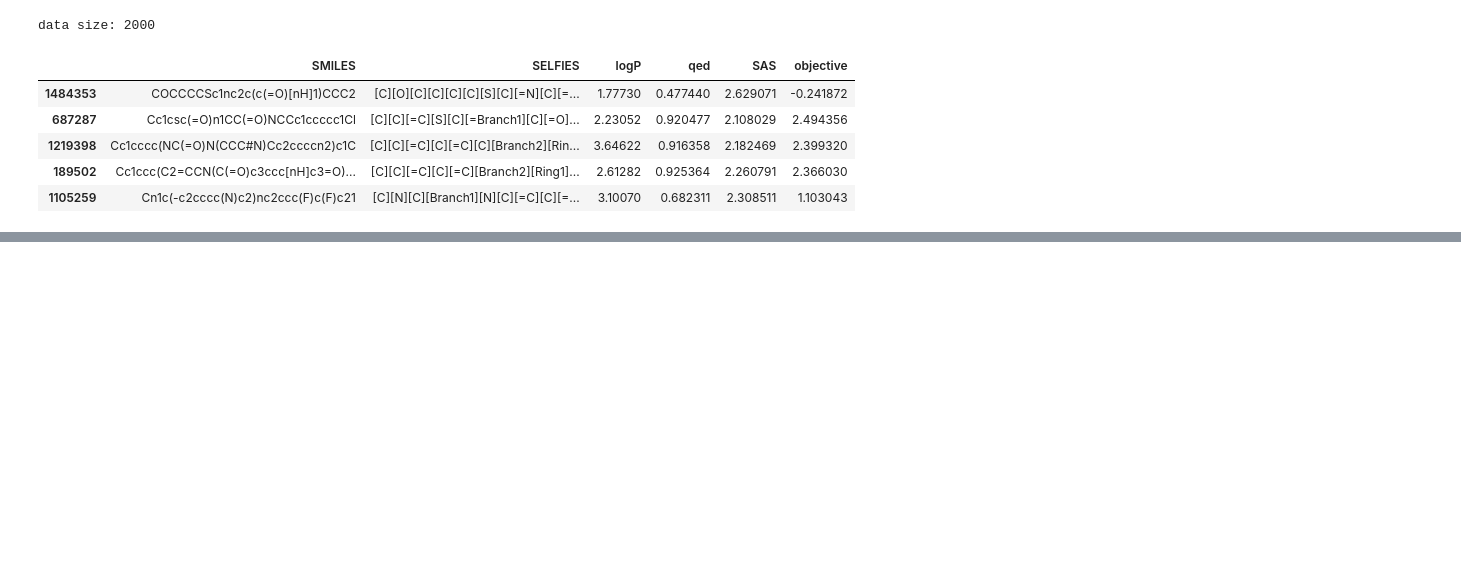
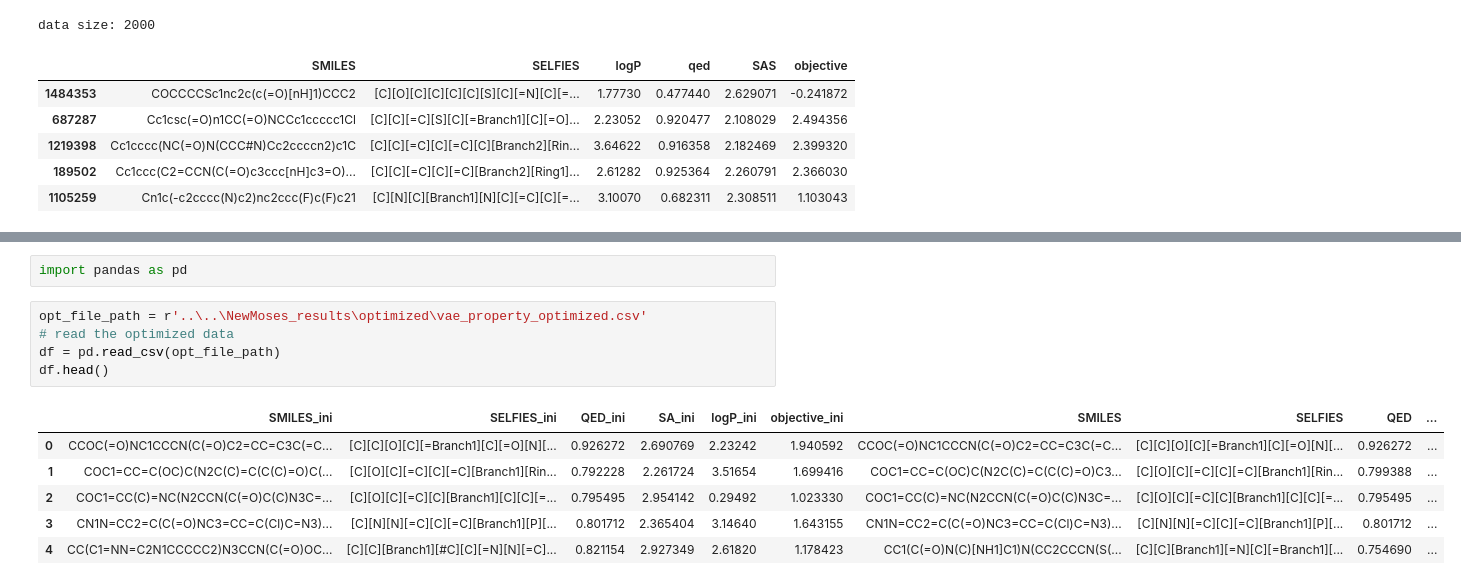
Before and after one commit to sunghwanism/NewMoses, a Jupyter notebook: notebooks/create_data_for_opt.ipynb, the cells around one changed output, grey strips where cells are left out. Saved outputs shown, nothing was run; the diff lists cells and outputs as text; blank space fills up the shorter version.

```diff
--- a/notebooks/create_data_for_opt.ipynb
+++ b/notebooks/create_data_for_opt.ipynb
@@ -89,0 +90,14 @@ plt.show()
+# %%
+import pandas as pd
+# %%
+opt_file_path = r'..\..\NewMoses_results\optimized\vae_property_optimized.csv'
+# read the optimized data
+df = pd.read_csv(opt_file_path)
+df.head()
+# %% [output]
+|  | SMILES_ini | SELFIES_ini | QED_ini | SA_ini | logP_ini | objective_ini | SMILES | SELFIES | QED | ... |
+| 0 | CCOC(=O)NC1CCCN(C(=O)C2=CC=C3C(=C... | [C][C][O][C][=Branch1][C][=O][N][... | 0.926272 | 2.690769 | 2.23242 | 1.940592 | CCOC(=O)NC1CCCN(C(=O)C2=CC=C3C(=C... | [C][C][O][C][=Branch1][C][=O][N][... | 0.926272 | ... |
+| 1 | COC1=CC=C(OC)C(N2C(C)=C(C(C)=O)C(... | [C][O][C][=C][C][=C][Branch1][Rin... | 0.792228 | 2.261724 | 3.51654 | 1.699416 | COC1=CC=C(OC)C(N2C(C)=C(C(C)=O)C3... | [C][O][C][=C][C][=C][Branch1][Rin... | 0.799388 | ... |
+| 2 | COC1=CC(C)=NC(N2CCN(C(=O)C(C)N3C=... | [C][O][C][=C][C][Branch1][C][C][=... | 0.795495 | 2.954142 | 0.29492 | 1.023330 | COC1=CC(C)=NC(N2CCN(C(=O)C(C)N3C=... | [C][O][C][=C][C][Branch1][C][C][=... | 0.795495 | ... |
+| 3 | CN1N=CC2=C(C(=O)NC3=CC=C(Cl)C=N3)... | [C][N][N][=C][C][=C][Branch1][P][... | 0.801712 | 2.365404 | 3.14640 | 1.643155 | CN1N=CC2=C(C(=O)NC3=CC=C(Cl)C=N3)... | [C][N][N][=C][C][=C][Branch1][P][... | 0.801712 | ... |
+| 4 | CC(C1=NN=C2N1CCCCC2)N3CCN(C(=O)OC... | [C][C][Branch1][#C][C][=N][N][=C]... | 0.821154 | 2.927349 | 2.61820 | 1.178423 | CC1(C(=O)N(C)[NH1]C1)N(CC2CCCN(S(... | [C][C][Branch1][=N][C][=Branch1][... | 0.754690 | ... |
```
Also changed, not shown: parts of 4 cells of this notebook, 1 other file.
